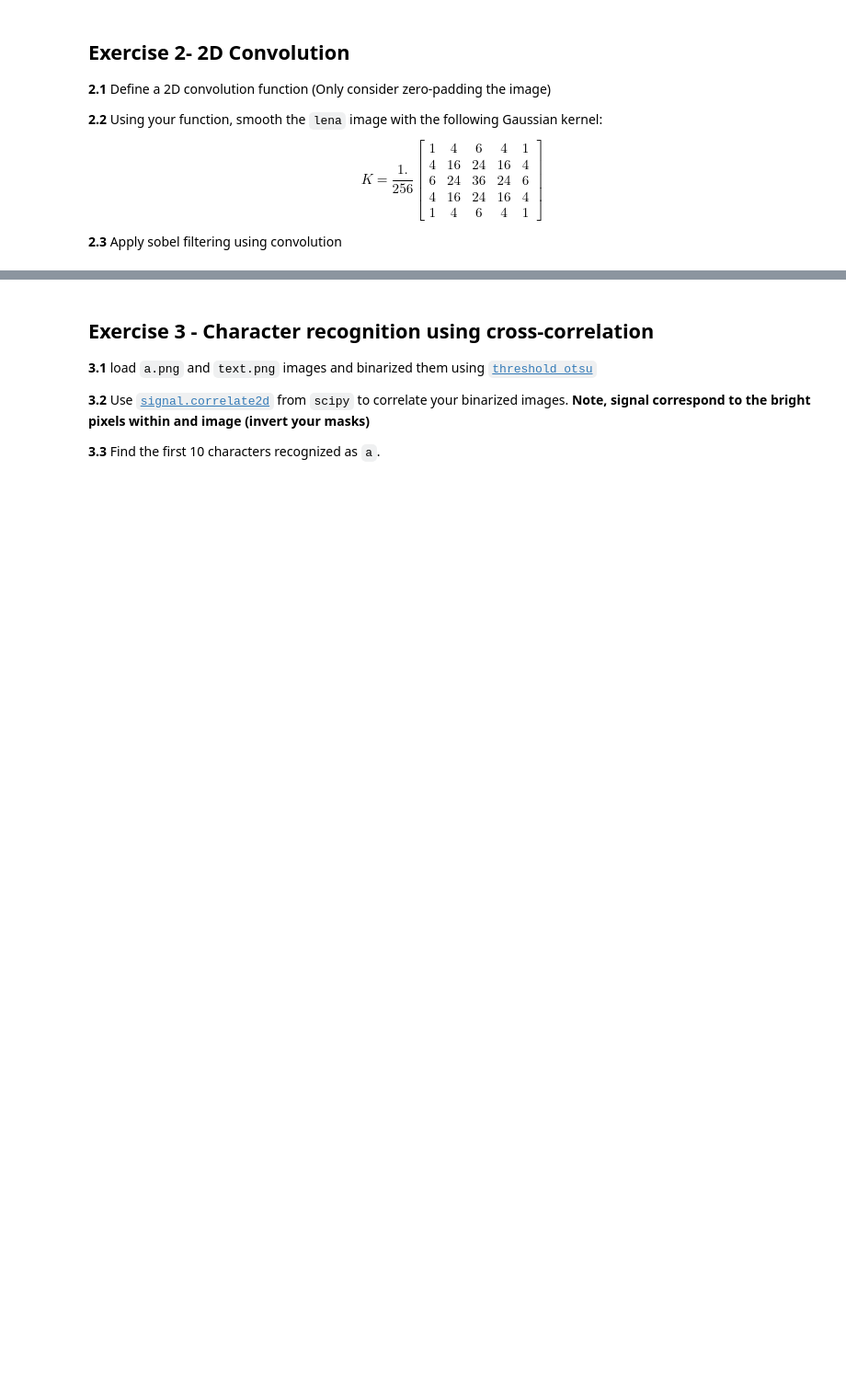
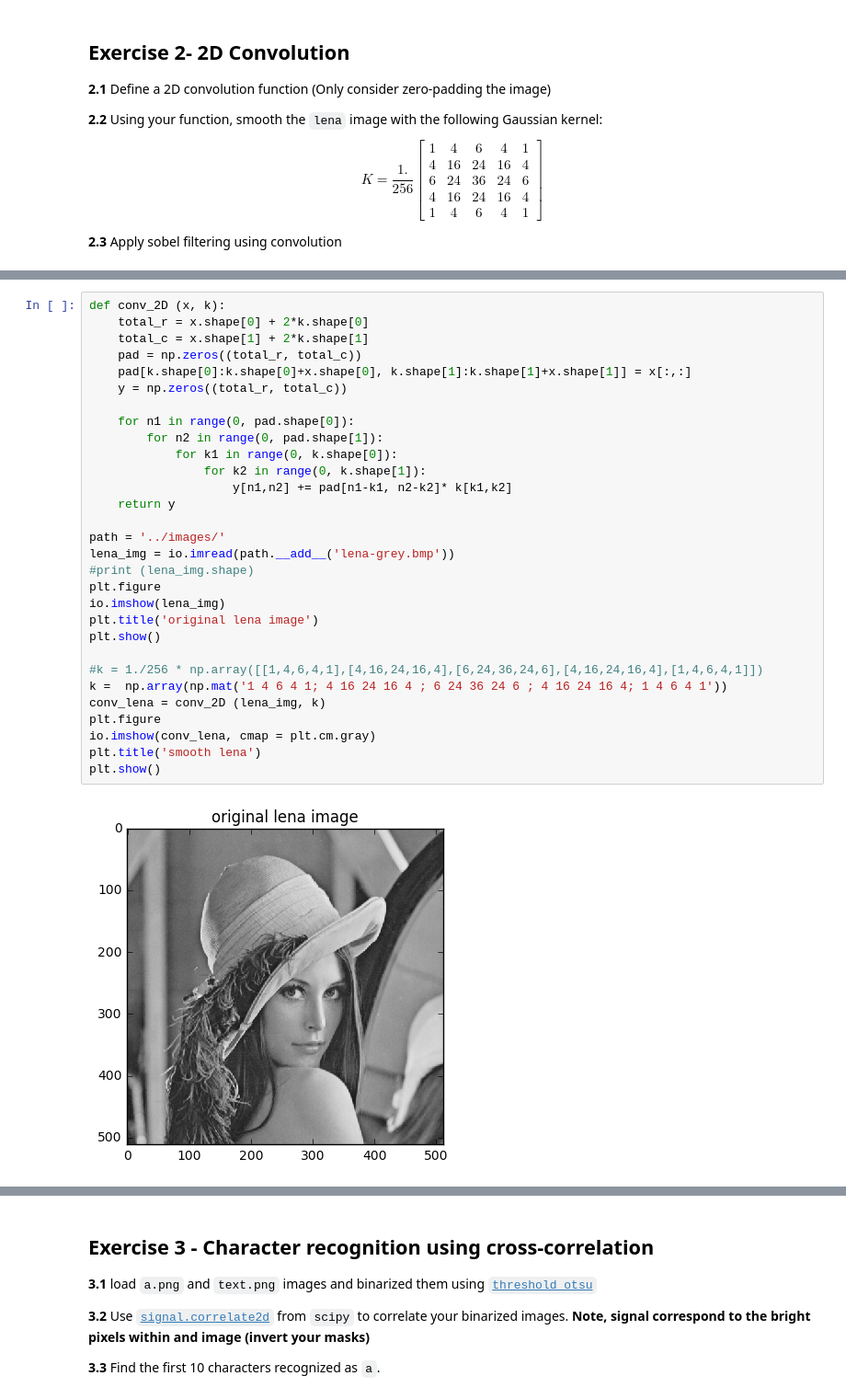
Before and after one commit to ctmengdi/DSP-TP-1617, a Jupyter notebook: Lab3/python/Lab3.ipynb, the cells around one changed output, grey strips where cells are left out. Shown at 92% size. Drawn from its saved outputs; the diff is of its cells as text; blank space fills up the shorter version.

```diff
--- a/Lab3/python/Lab3.ipynb
+++ b/Lab3/python/Lab3.ipynb
@@ -104,0 +109,32 @@ SyntaxError: invalid syntax (<ipython-input-27-2a8bd4a7a271>, line 4)
+# %%
+def conv_2D (x, k):
+    total_r = x.shape[0] + 2*k.shape[0]
+    total_c = x.shape[1] + 2*k.shape[1]
+    pad = np.zeros((total_r, total_c))
+    pad[k.shape[0]:k.shape[0]+x.shape[0], k.shape[1]:k.shape[1]+x.shape[1]] = x[:,:]
+    y = np.zeros((total_r, total_c))
+
+    for n1 in range(0, pad.shape[0]):
+        for n2 in range(0, pad.shape[1]):
+            for k1 in range(0, k.shape[0]):
+                for k2 in range(0, k.shape[1]):
+                    y[n1,n2] += pad[n1-k1, n2-k2]* k[k1,k2]
+    return y
+
+path = '../images/'
+lena_img = io.imread(path.__add__('lena-grey.bmp'))
+#print (lena_img.shape)
+plt.figure
+io.imshow(lena_img)
+plt.title('original lena image')
+plt.show()
+
+#k = 1./256 * np.array([[1,4,6,4,1],[4,16,24,16,4],[6,24,36,24,6],[4,16,24,16,4],[1,4,6,4,1]])
+k =  np.array(np.mat('1 4 6 4 1; 4 16 24 16 4 ; 6 24 36 24 6 ; 4 16 24 16 4; 1 4 6 4 1'))
+conv_lena = conv_2D (lena_img, k)
+plt.figure
+io.imshow(conv_lena, cmap = plt.cm.gray)
+plt.title('smooth lena')
+plt.show()
+# %% [output]
+[figure, added]
```
Also changed, not shown: parts of 7 cells of this notebook.
